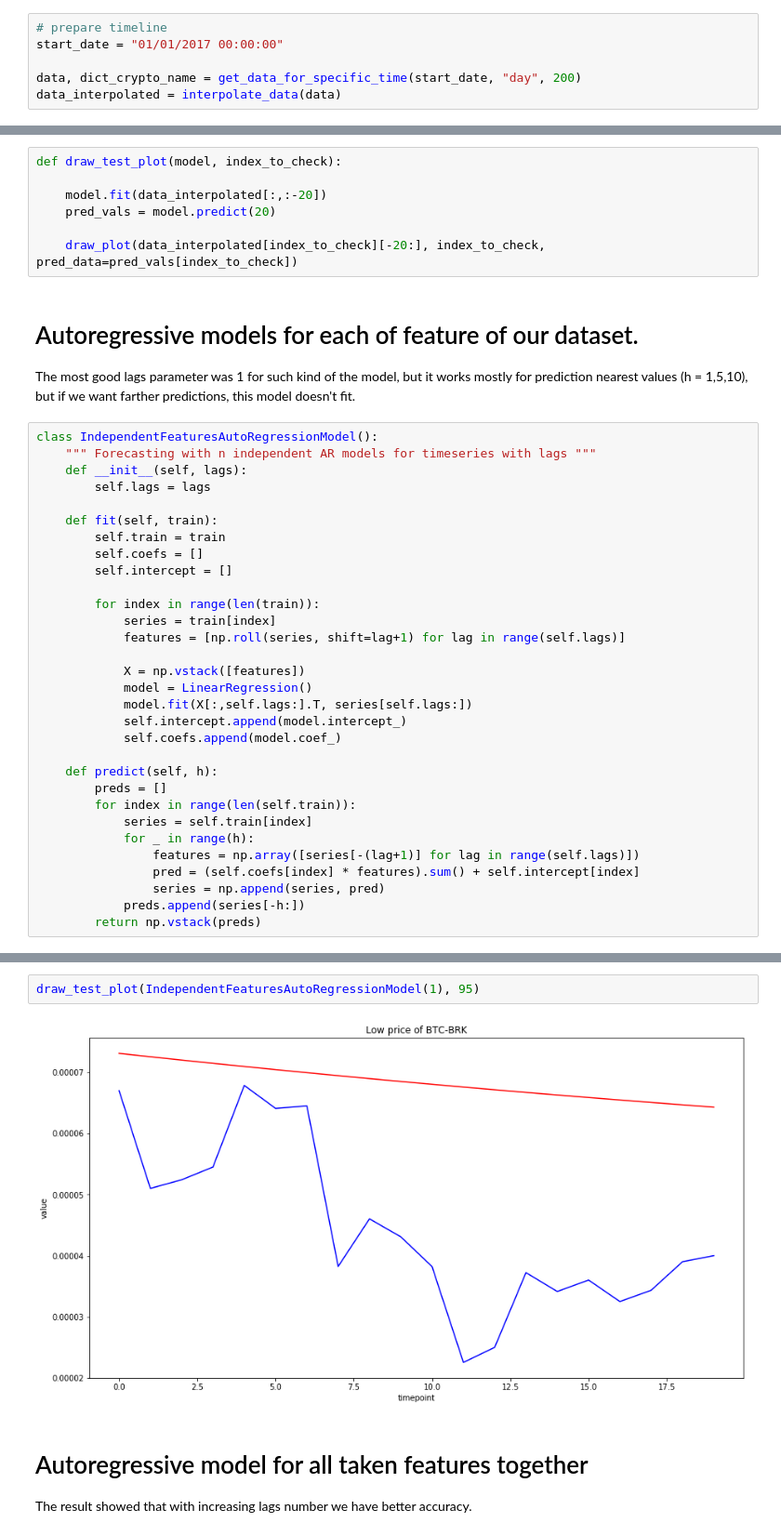
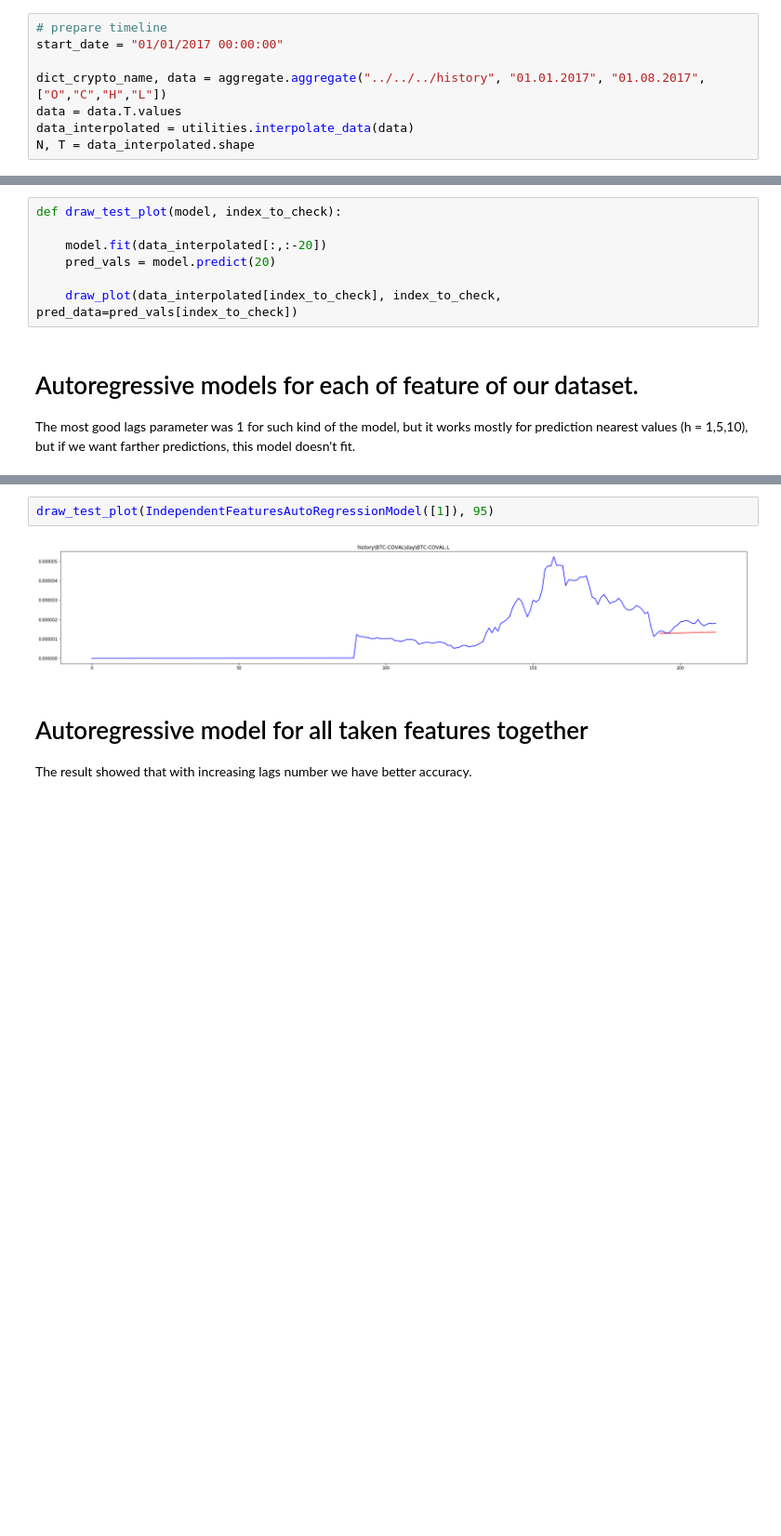
Before and after one commit to MariyaIvanina/ml_big_data_project, a Jupyter notebook: prototype/Crypto_data_investigation.ipynb, the cells around one changed output, grey strips where cells are left out. Shown at 93% size. Saved outputs shown, nothing was run; the diff lists cells and outputs as text; blank space fills up the shorter version.

```diff
--- a/prototype/Crypto_data_investigation.ipynb
+++ b/prototype/Crypto_data_investigation.ipynb
@@ -153,6 +20,8 @@ def interpolate_data(data):
 # prepare timeline
 start_date = "01/01/2017 00:00:00"
 
-data, dict_crypto_name = get_data_for_specific_time(start_date, "day", 200)
-data_interpolated = interpolate_data(data)
+dict_crypto_name, data = aggregate.aggregate("../../../history", "01.01.2017", "01.08.2017",["O","C","H","L"])
+data = data.T.values
+data_interpolated = utilities.interpolate_data(data)
+N, T = data_interpolated.shape
 # %% [output]
@@ -187,39 +52,8 @@ def draw_test_plot(model, index_to_check):
     model.fit(data_interpolated[:,:-20])
     pred_vals = model.predict(20)
 
-    draw_plot(data_interpolated[index_to_check][-20:], index_to_check, pred_data=pred_vals[index_to_check])
+    draw_plot(data_interpolated[index_to_check], index_to_check, pred_data=pred_vals[index_to_check])
 # %% [markdown]
 # Autoregressive models for each of feature of our dataset.
 The most good lags parameter was 1 for such kind of the model, but it works mostly for prediction nearest values (h = 1,5,10), but if we want farther predictions, this model doesn't fit.
-# %%
-class IndependentFeaturesAutoRegressionModel():
-    """ Forecasting with n independent AR models for timeseries with lags """
-    def __init__(self, lags):
-        self.lags = lags
-
-    def fit(self, train):
-        self.train = train
-        self.coefs = []
-        self.intercept = []
-
-        for index in range(len(train)):
-            series = train[index]
-            features = [np.roll(series, shift=lag+1) for lag in range(self.lags)]
-
-            X = np.vstack([features])
-            model = LinearRegression()
-            model.fit(X[:,self.lags:].T, series[self.lags:])
-            self.intercept.append(model.intercept_)
-            self.coefs.append(model.coef_)
-
-    def predict(self, h):
-        preds = []
-        for index in range(len(self.train)):
-            series = self.train[index]
-            for _ in range(h):
-                features = np.array([series[-(lag+1)] for lag in range(self.lags)])
-                pred = (self.coefs[index] * features).sum() + self.intercept[index]
-                series = np.append(series, pred)
-            preds.append(series[-h:])
-        return np.vstack(preds)
 # %%
@@ -254,7 +90,7 @@ Independent AR performance ND/NRMSE (h = 20, lags = 30): 1.9699671635630932e+34/
 # %%
-draw_test_plot(IndependentFeaturesAutoRegressionModel(1), 95)
+draw_test_plot(IndependentFeaturesAutoRegressionModel([1]), 95)
 # %% [output]
-[figure, old version]
+[figure, new version]
 # %% [markdown]
 # Autoregressive model for all taken features together
 The result showed that with increasing lags number we have better accuracy.
```
Also changed, not shown: parts of 24 cells of this notebook, 4 other files.
